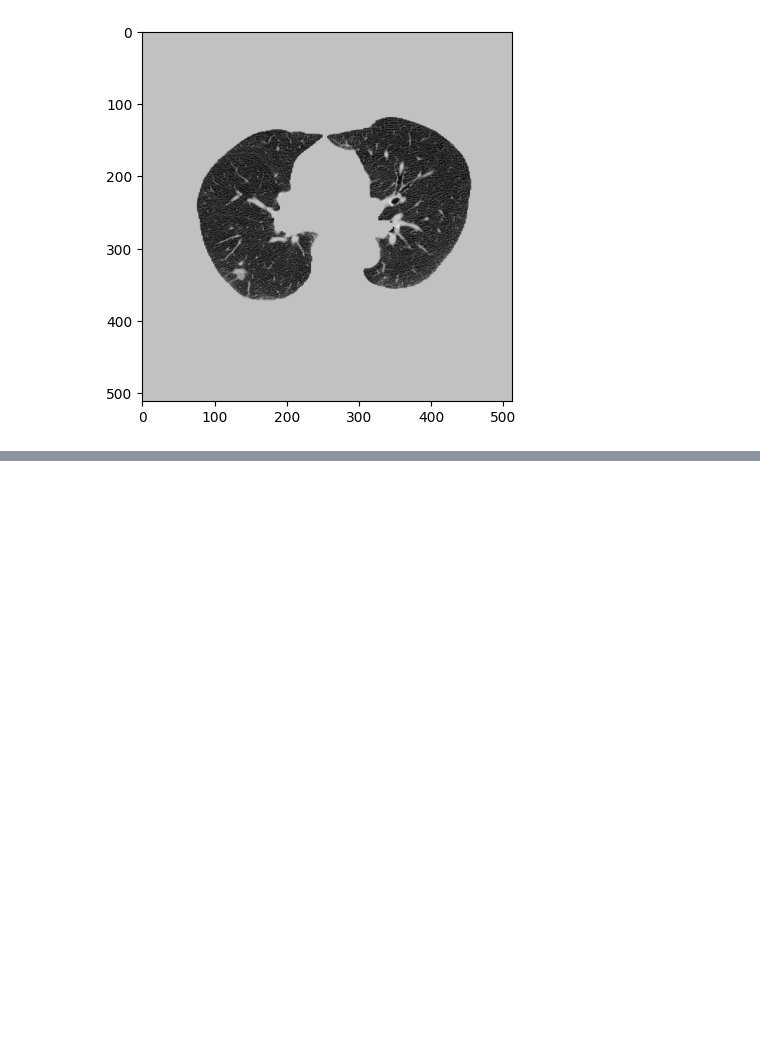
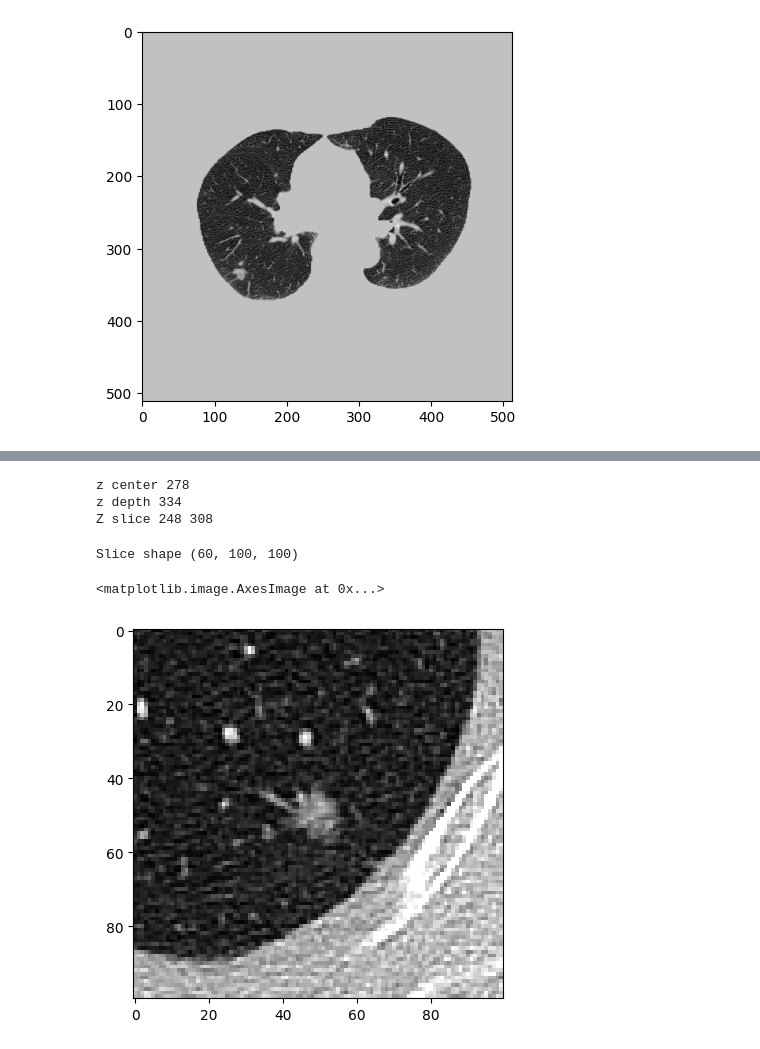
Before and after one commit to Pkaps25/nsclcrecurrence, a Jupyter notebook: ct_lung_class/scratch.ipynb, the cells around one changed output, grey strips where cells are left out. Drawn from its saved outputs; the diff is of its cells as text; code cells hidden in the pictures; blank space fills up the shorter version.

```diff
--- a/ct_lung_class/scratch.ipynb
+++ b/ct_lung_class/scratch.ipynb
@@ -315,3 +320,8 @@ plt.imshow(lung_only_array[100], cmap="gray")
 # %% [output]
 <matplotlib.image.AxesImage at 0x...>
 [figure]
+# %%
+from datatsets_peter import *
+infos = NoduleInfoGenerator()
+infos.add_strategies(R17SampleGeneratorStrategy, PrasadSampleGeneratoryStrategy)
+infos = infos.generate_all_samples()
@@ -317,0 +349,36 @@ plt.imshow(lung_only_array[100], cmap="gray")
+# %%
+n = [n for n in infos if n.file_path == "/data/kaplinsp/prasad_d/RIA_17-353D_Prasad_000_6"][0] # 257
+# n = [n for n in infos if n.nod_id == "RIA_17-353D_Prasad_000_76"][0]
+nodule = n.image_type(n.file_path, n.center_lps)
+# %%
+import matplotlib.pyplot as plt
+index = nodule.image.TransformPhysicalPointToIndex(nodule.center_lps)
+size_x, size_y, size_z = (100, 100, 60)
+
+start_x = int(max(0, index[0] - size_x // 2))
+end_x = int(min(nodule.image.GetWidth(), index[0] + size_x // 2))
+
+start_y = int(max(0, index[1] - size_y // 2))
+end_y = int(min(nodule.image.GetHeight(), index[1] + size_y // 2))
+
+start_z = int(max(0, abs(index[2]) - size_z // 2))
+end_z = int(min(nodule.image.GetDepth(), abs(index[2]) + size_z // 2))
+
+print("z center", index[2])
+print("z depth", nodule.image.GetDepth())
+print("Z slice", start_z, end_z)
+image_array = nodule.image_array(segmented=False)
+
+sliced_arr = image_array[slice(start_z, end_z), slice(start_y, end_y), slice(start_x, end_x)]
+# %% [output]
+z center 278
+z depth 334
+Z slice 248 308
+# %%
+print("Slice shape", sliced_arr.shape)
+sliced_arr = np.clip(sliced_arr, -1400, 1400)
+plt.imshow(sliced_arr[30,:,:], cmap="gray")
+# %% [output]
+Slice shape (60, 100, 100)
+<matplotlib.image.AxesImage at 0x...>
+[figure, added]
```
Also changed, not shown: parts of 6 cells of this notebook, 6 other files.
